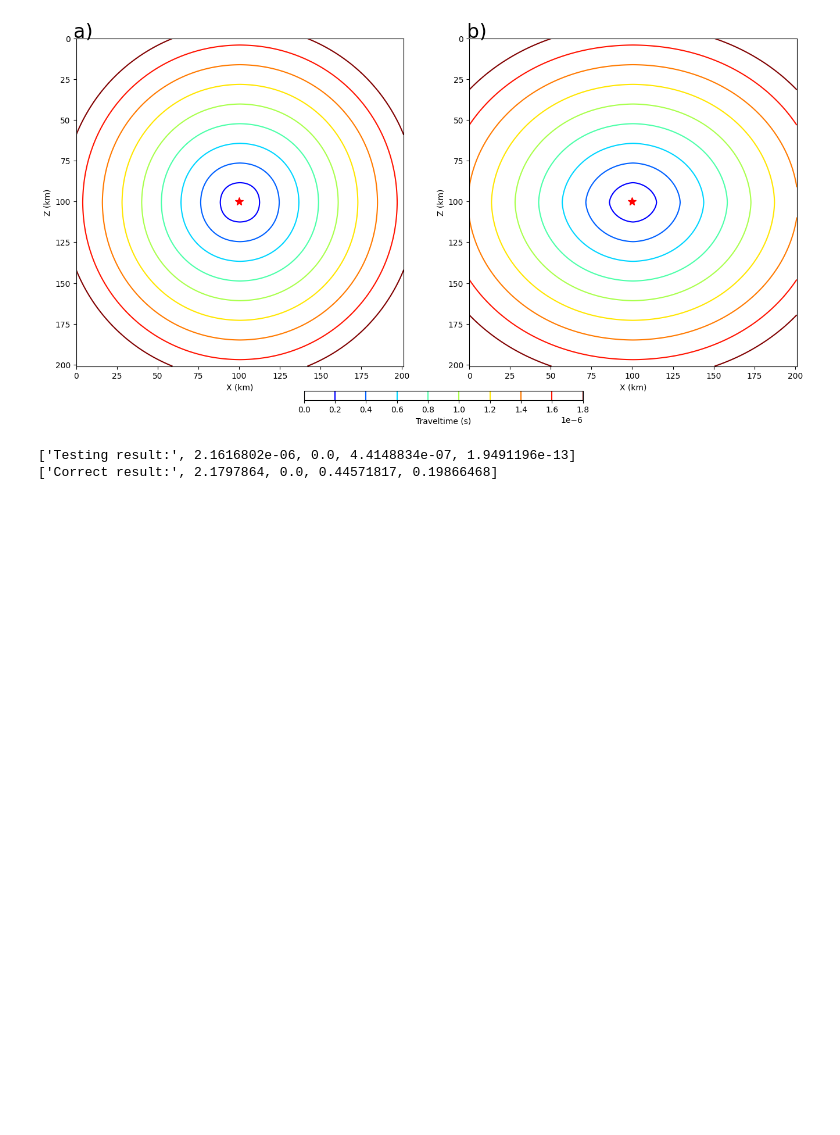
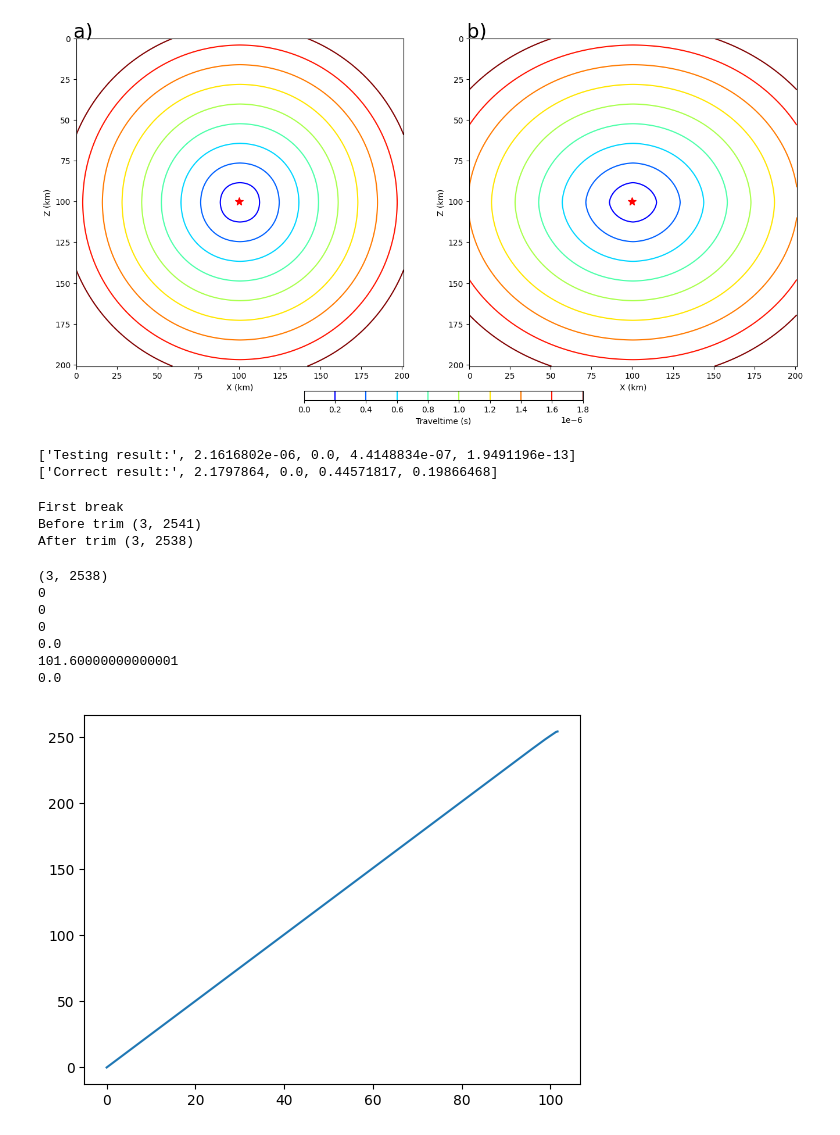
Before and after one commit to GGGiozzaG/Acoustic-Geomechanics, a Jupyter notebook: TestFastMarchingv1.ipynb, the cells around one changed output. Cells and saved outputs as stored; diff of their text form; code cells hidden in the pictures; blank space fills up the shorter version.

```diff
--- a/TestFastMarchingv1.ipynb
+++ b/TestFastMarchingv1.ipynb
@@ -188,3 +258,28 @@ print(['Correct result:',2.1797864, 0.0, 0.44571817, 0.19866468])
 [figure]
 ['Testing result:', 2.1616802e-06, 0.0, 4.4148834e-07, 1.9491196e-13]
 ['Correct result:', 2.1797864, 0.0, 0.44571817, 0.19866468]
+# %%
+paths=fmm.ray3d(time,source=[sx,sy,sz],receiver=[rx,y,rz],trim=0.5,ax=[0,dx,nx],ay=[0,dy,ny],az=[0,dz,nz])
+# plt.plot(paths)
+# %% [output]
+First break
+Before trim (3, 2541)
+After trim (3, 2538)
+# %%
+print(np.shape(paths))
+plt.plot(paths[1,:],paths[2,:])
+print(rx)
+print(y)
+print(rz)
+print(sx)
+print(sy)
+print(sx)
+# %% [output]
+(3, 2538)
+0
+0
+0
+0.0
+101.60000000000001
+0.0
+[figure, added]
```
Also changed, not shown: parts of 8 cells of this notebook.
